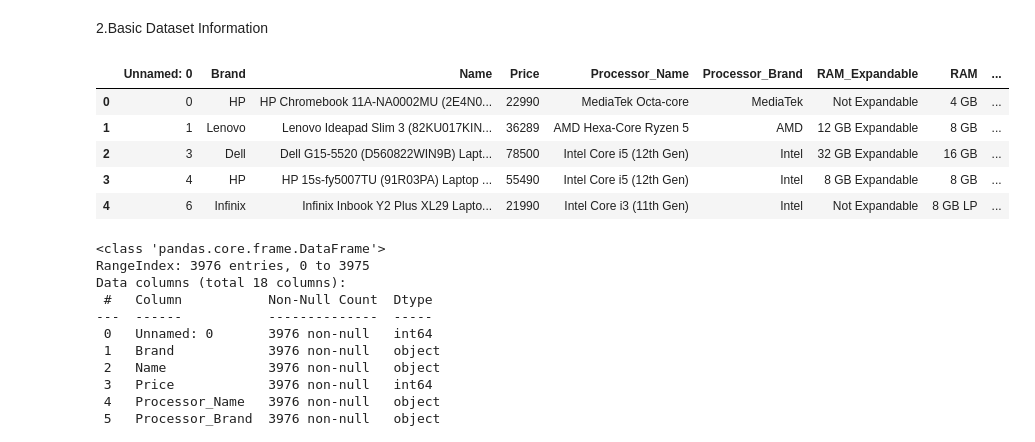
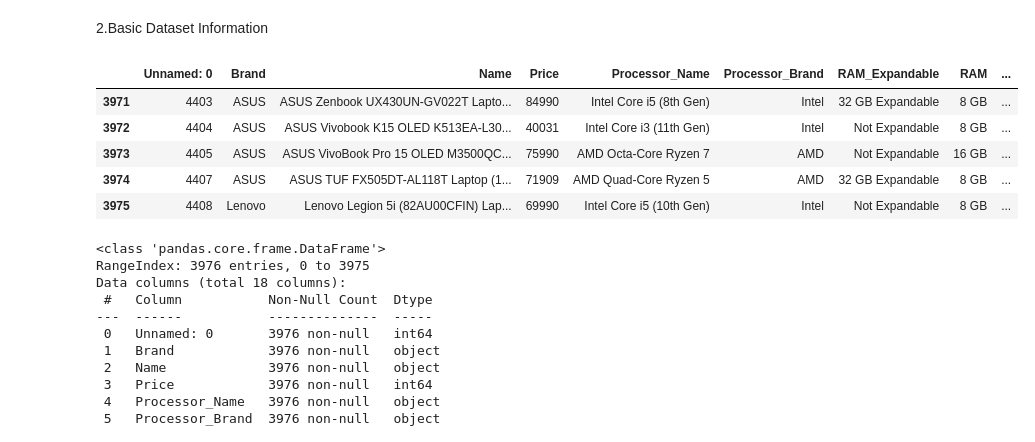
Before and after one commit to Dunith2002/Laptop_Price_Predictor, a Jupyter notebook: notebooks/FC211007_Malanka/eda.ipynb, the cells around one changed output. Saved outputs shown, nothing was run; the diff lists cells and outputs as text; code cells hidden in the pictures.

```diff
--- a/notebooks/FC211007_Malanka/eda.ipynb
+++ b/notebooks/FC211007_Malanka/eda.ipynb
@@ -12,13 +12,16 @@ df = pd.read_csv('/workspaces/Laptop_Price_Predictor/data/raw/laptop_data.csv')
 2.Basic Dataset Information
 # %%
 df.head()
+df.shape
+df.columns
+df.tail()
 # %% [output]
 |  | Unnamed: 0 | Brand | Name | Price | Processor_Name | Processor_Brand | RAM_Expandable | RAM | ... |
-| 0 | 0 | HP | HP Chromebook 11A-NA0002MU (2E4N0... | 22990 | MediaTek Octa-core | MediaTek | Not Expandable | 4 GB | ... |
-| 1 | 1 | Lenovo | Lenovo Ideapad Slim 3 (82KU017KIN... | 36289 | AMD Hexa-Core Ryzen 5 | AMD | 12 GB Expandable | 8 GB | ... |
-| 2 | 3 | Dell | Dell G15-5520 (D560822WIN9B) Lapt... | 78500 | Intel Core i5 (12th Gen) | Intel | 32 GB Expandable | 16 GB | ... |
-| 3 | 4 | HP | HP 15s-fy5007TU (91R03PA) Laptop ... | 55490 | Intel Core i5 (12th Gen) | Intel | 8 GB Expandable | 8 GB | ... |
-| 4 | 6 | Infinix | Infinix Inbook Y2 Plus XL29 Lapto... | 21990 | Intel Core i3 (11th Gen) | Intel | Not Expandable | 8 GB LP | ... |
+| 3971 | 4403 | ASUS | ASUS Zenbook UX430UN-GV022T Lapto... | 84990 | Intel Core i5 (8th Gen) | Intel | 32 GB Expandable | 8 GB | ... |
+| 3972 | 4404 | ASUS | ASUS Vivobook K15 OLED K513EA-L30... | 40031 | Intel Core i3 (11th Gen) | Intel | Not Expandable | 8 GB | ... |
+| 3973 | 4405 | ASUS | ASUS VivoBook Pro 15 OLED M3500QC... | 75990 | AMD Octa-Core Ryzen 7 | AMD | Not Expandable | 16 GB | ... |
+| 3974 | 4407 | ASUS | ASUS TUF FX505DT-AL118T Laptop (1... | 71909 | AMD Quad-Core Ryzen 5 | AMD | 32 GB Expandable | 8 GB | ... |
+| 3975 | 4408 | Lenovo | Lenovo Legion 5i (82AU00CFIN) Lap... | 69990 | Intel Core i5 (10th Gen) | Intel | Not Expandable | 8 GB | ... |
 # %%
 
 df.info()
```
Also changed, not shown: parts of 9 cells of this notebook.
